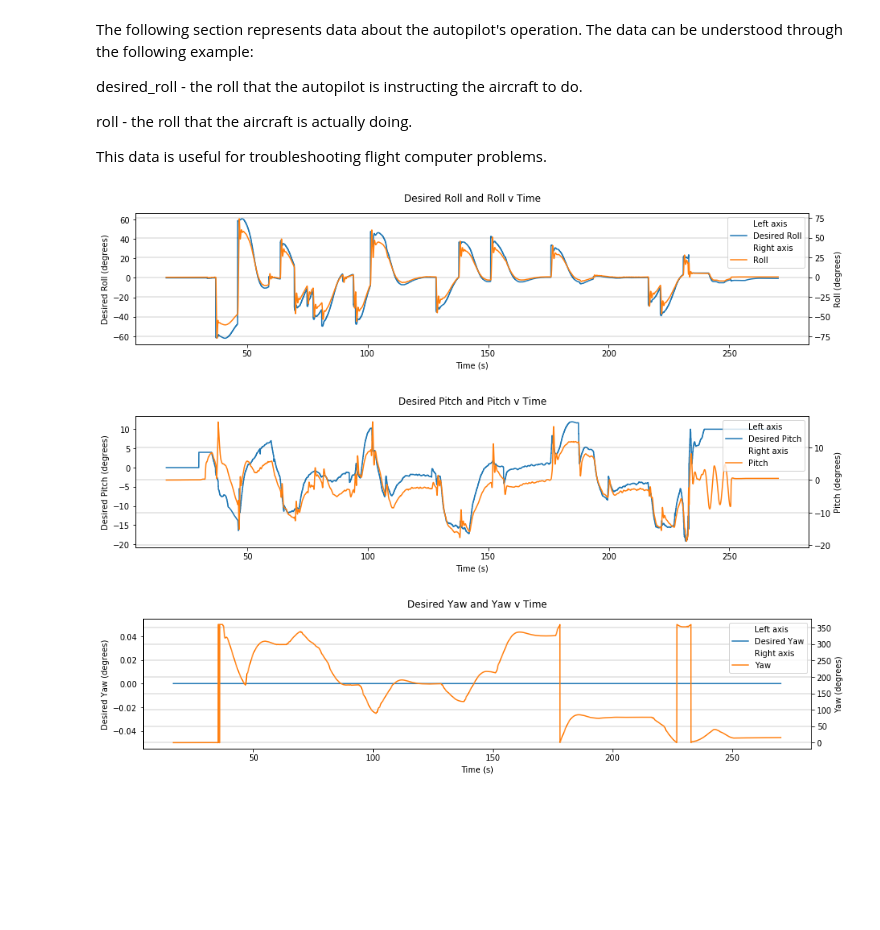
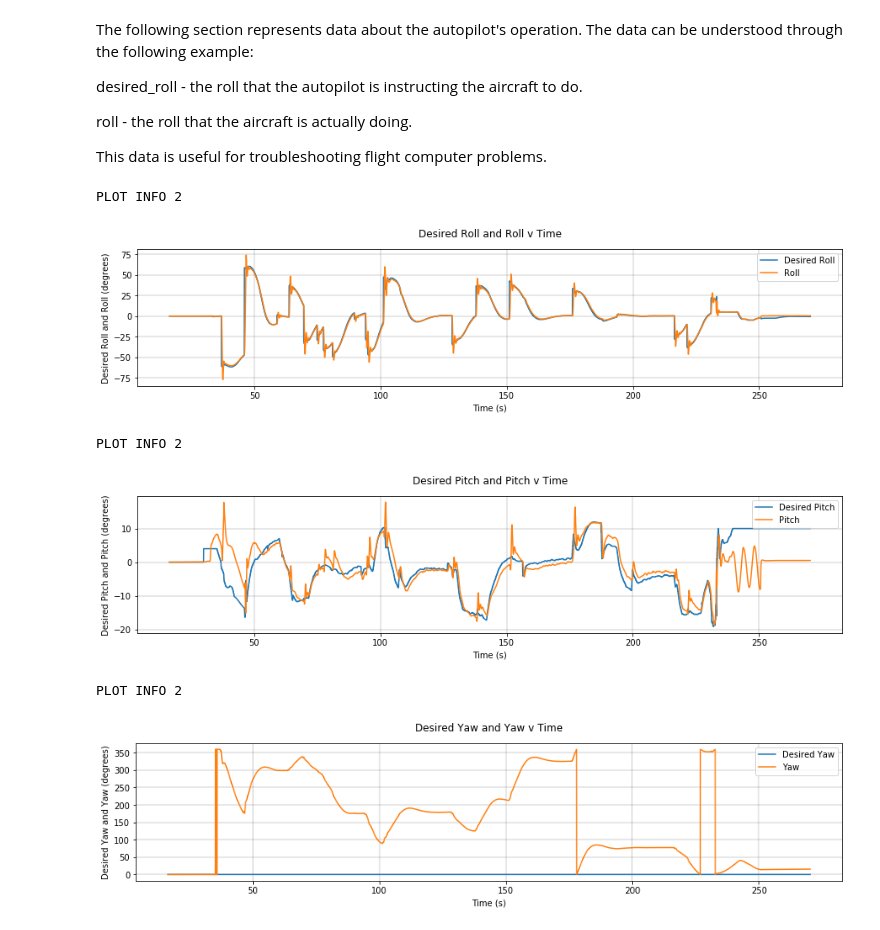
Before and after one commit to AdrianWeishaeupl/AutoFLpy, a Jupyter notebook: autoflpy/user_files/flight_logs_generated/Generated_flight_log_20190110_1.ipynb, the cells around one changed output. Drawn from its saved outputs; the diff is of its cells as text; code cells hidden in the pictures; blank space fills up the shorter version.

Commit message:
Autopilot graphs changed from multi-axis to standard graphs

```diff
--- a/autoflpy/user_files/flight_logs_generated/Generated_flight_log_20190110_1.ipynb
+++ b/autoflpy/user_files/flight_logs_generated/Generated_flight_log_20190110_1.ipynb
@@ -329,25 +342,22 @@ roll - the roll that the aircraft is actually doing.
 This data is useful for troubleshooting flight computer problems.
 # %%
 x_limits=["x_min", "x_max"]
-y_limits_left=["y_min", "y_max"]
-y_limits_right=["y_min", "y_max"]
-legend_location=1
-multiaxis_graph_plotter([["y", "desired roll", "att"]], [["y", "roll", "att"], ["x", "time", "att"]], values_list, x_limits, y_limits_left, y_limits_right, marker_list, legend_location)
+y_limits=["y_min", "y_max"]
+graph_plotter([["y", "desired roll", "att"], ["y", "roll", "att"], ["x", "time", "att"]], values_list, x_limits, y_limits, marker_list)
 # %% [output]
+PLOT INFO 2
-[figure, old version]
+[figure, new version]
 # %%
 x_limits=["x_min", "x_max"]
-y_limits_left=["y_min", "y_max"]
-y_limits_right=["y_min", "y_max"]
-legend_location=1
-multiaxis_graph_plotter([["y", "desired pitch", "att"]], [["y", "pitch", "att"], ["x", "time", "att"]], values_list, x_limits, y_limits_left, y_limits_right, marker_list, legend_location)
+y_limits=["y_min", "y_max"]
+graph_plotter([["y", "desired pitch", "att"], ["y", "pitch", "att"], ["x", "time", "att"]], values_list, x_limits, y_limits, marker_list)
 # %% [output]
+PLOT INFO 2
-[figure, old version]
+[figure, new version]
 # %%
 x_limits=["x_min", "x_max"]
-y_limits_left=["y_min", "y_max"]
-y_limits_right=["y_min", "y_max"]
-legend_location=1
-multiaxis_graph_plotter([["y", "desired yaw", "att"]], [["y", "yaw", "att"], ["x", "time", "att"]], values_list, x_limits, y_limits_left, y_limits_right, marker_list, legend_location)
+y_limits=["y_min", "y_max"]
+graph_plotter([["y", "desired yaw", "att"], ["y", "yaw", "att"], ["x", "time", "att"]], values_list, x_limits, y_limits, marker_list)
 # %% [output]
+PLOT INFO 2
-[figure, old version]
+[figure, new version]
```
Also changed, not shown: parts of 12 cells of this notebook, 2 other files.
